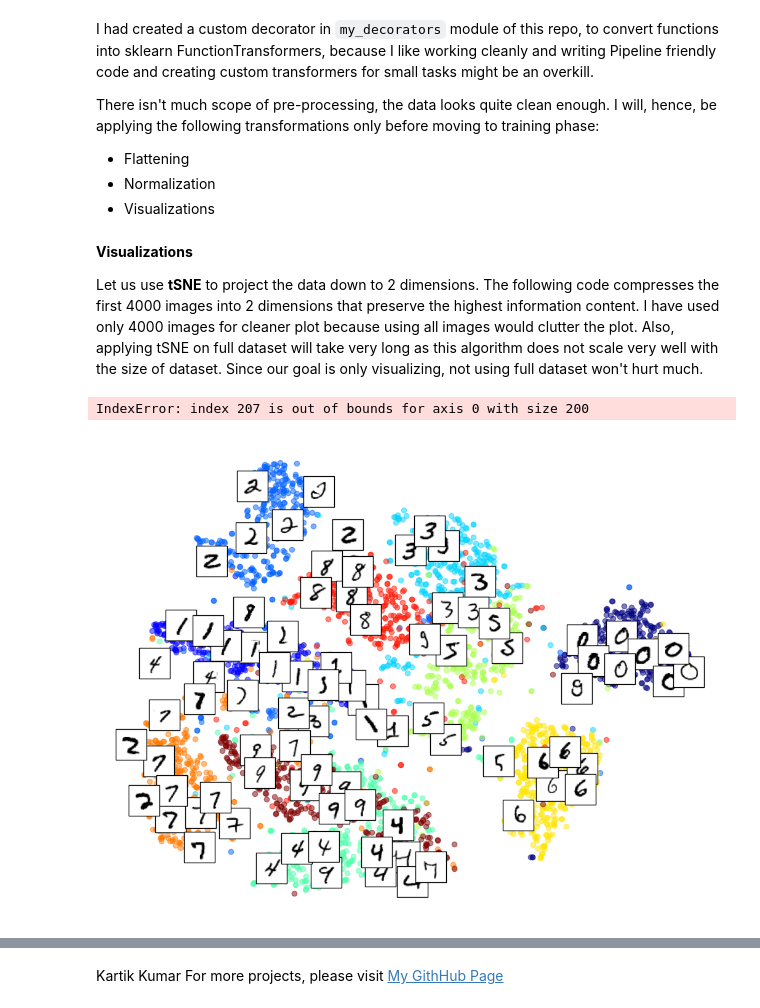
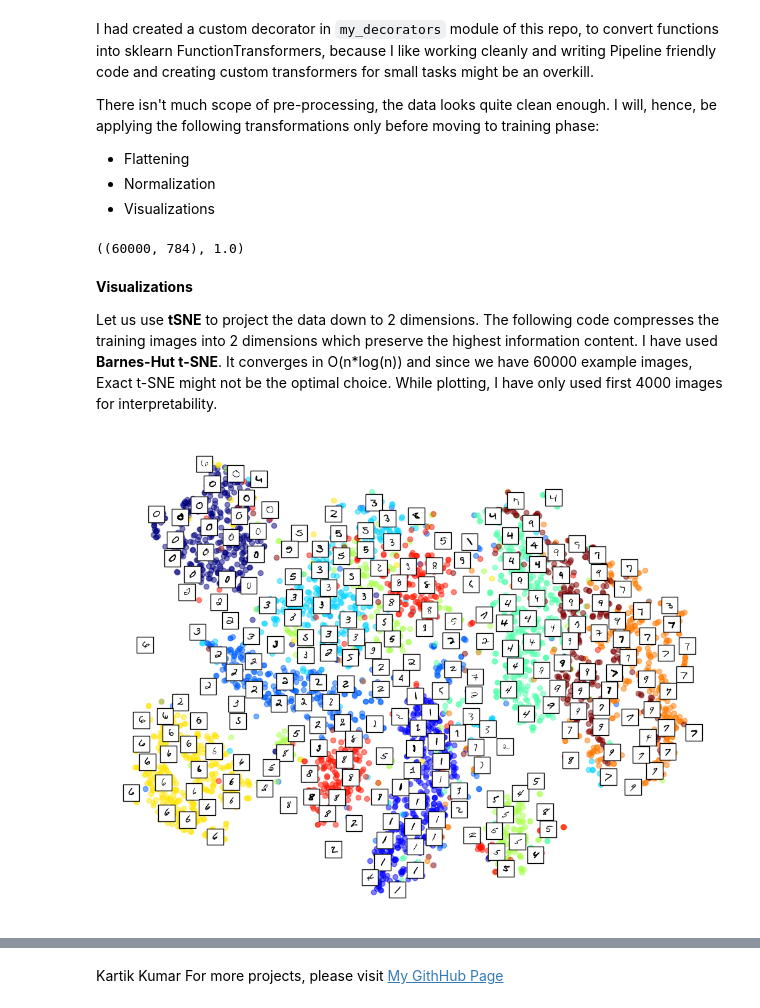
Before and after one commit to the-gauss/tiny-projects-ml, a Jupyter notebook: digit_recognition/mnist.ipynb, the cells around one changed output, grey strips where cells are left out. Cells and saved outputs as stored; diff of their text form; code cells hidden in the pictures.

Commit message:
custom visualization

```diff
--- a/digit_recognition/mnist.ipynb
+++ b/digit_recognition/mnist.ipynb
@@ -77,47 +77,54 @@ def Flatten(X, y=None):
     b = X.shape[1:]
     return X.reshape(n, np.prod(b))
 # %%
-X_train_flat = Flatten.fit_transform(X_train)
+# Initial pipeline for flattening and normalization
+transformation_pipeline = pipeline.Pipeline([('flatten', Flatten),
+                                             ('scaler', preprocessing.StandardScaler())])
+# %%
+X_prep = transformation_pipeline.fit_transform(X_train)
+# %%
+X_prep.shape, X_prep.max()
+# %% [output]
+((60000, 784), 1.0)
 # %% [markdown]
 **Visualizations**
 
-Let us use **tSNE** to project the data down to 2 dimensions. The following code compresses the first 4000 images into 2 dimensions that preserve the highest information content.
-I have used only 4000 images for cleaner plot because using all images would clutter the plot. Also, applying tSNE on full dataset will take very long as this algorithm does not scale very well with the size of dataset. Since our goal is only visualizing, not using full dataset won't hurt much.
+Let us use **tSNE** to project the data down to 2 dimensions. The following code compresses the training images into 2 dimensions which preserve the highest information content. I have used **Barnes-Hut t-SNE**. It converges in O(n*log(n)) and since we have 60000 example images, Exact t-SNE might not be the optimal choice.
+While plotting, I have only used first 4000 images for interpretability.
 # %%
-tsne = manifold.TSNE(n_components=2, random_state=42)
+tsne = manifold.TSNE(n_components=2, random_state=42, method='barnes_hut')
 
-X_viz = tsne.fit_transform(X_train_flat[:4000])
+X_viz = tsne.fit_transform(X_prep)
 # %%
-def plot_digits(X, y, min_distance=0.04, images=None, figsize=(13, 10)):
+def plot_digits(X, y, min_distance=0.04, n_points=4000, images=None, figsize=(13, 10)):
 
-    # Let's scale the input features so that they range from 0 to 1
-    X_normalized = preprocessing.MinMaxScaler().fit_transform(X)
+    # Shape compatibility and normalization
+    X, y, images = X[:n_points], y[:n_points], images[:n_points]
+    X = preprocessing.MinMaxScaler().fit_transform(X)
 
 
-    # Now we create the list of coordinates of the digits plotted so far.
-    # We pretend that one is already plotted far away at the start, to
-    # avoid `if` statements in the loop below
+    # This array stores all the plotted digit images (plus a faraway point to begin with)
     neighbors = np.array([[10., 10.]])
+
 
     plt.figure(figsize=figsize)
     cmap = plt.cm.jet
     digits = np.unique(y)
     for digit in digits:
-        plt.scatter(X_normalized[y == digit, 0], X_normalized[y == digit, 1],
+        plt.scatter(X[y == digit, 0], X[y == digit, 1],
                     c=[cmap(float(digit) / 9)], alpha=0.5)
     plt.axis("off")
     ax = plt.gca()  # get current axes
-    for index, image_coord in enumerate(X_normalized):
+    for index, image_coord in enumerate(X):
         closest_distance = np.linalg.norm(neighbors - image_coord, axis=1).min()
         if closest_distance > min_distance:
             neighbors = np.r_[neighbors, [image_coord]]
             if images is not None:
                 image = images[index].reshape(28, 28)
-                imagebox = AnnotationBbox(OffsetImage(image, cmap="binary"),
+                imagebox = AnnotationBbox(OffsetImage(image, cmap="binary", zoom=0.4),
                                           image_coord)
                 ax.add_artist(imagebox)
 # %%
-plot_digits(X_viz, y_train[:4000], images=X_train[:200])
+plot_digits(X_viz, y_train, images=X_train)
 # %% [output]
-IndexError: index 207 is out of bounds for axis 0 with size 200
-[figure, old version]
+[figure, new version]
```
Also changed, not shown: parts of 4 cells of this notebook, 1 other file.
